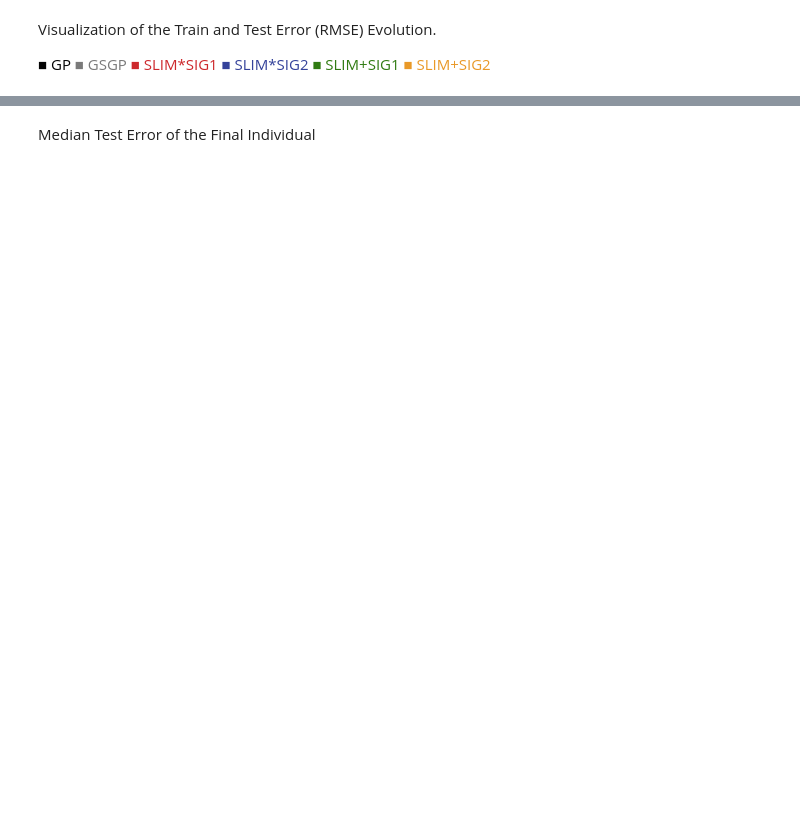
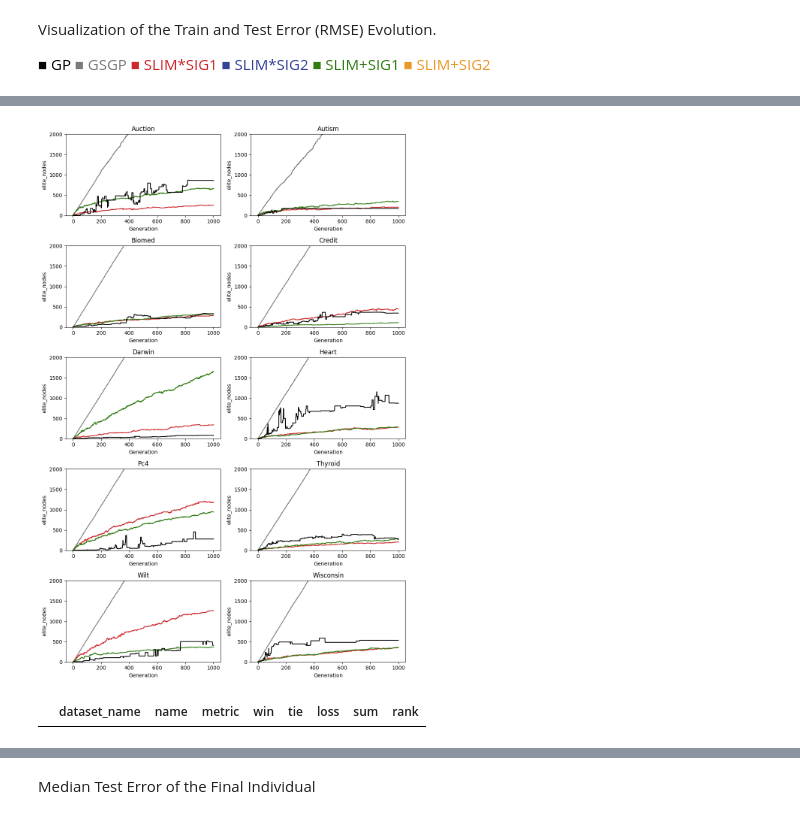
Before and after one commit to LeonDebatin/slim, a Jupyter notebook: mastero/experiments/RQ_Comparison/Comparison_analysis.ipynb, the cells around one changed output, grey strips where cells are left out. Cells and saved outputs as stored; diff of their text form; code cells hidden in the pictures; blank space fills up the shorter version.

```diff
--- a/mastero/experiments/RQ_Comparison/Comparison_analysis.ipynb
+++ b/mastero/experiments/RQ_Comparison/Comparison_analysis.ipynb
@@ -112,0 +82,8 @@ error_evolution_plot(ana.logs)
+# %%
+tree_size_evolution_plot(ana_compa.logs)
+# %% [output]
+[figure, added]
+# %%
+ana_compa.wtl_detailed[ana_compa.wtl_detailed['dataset_name'] == 'auction']
+# %% [output]
+|  | dataset_name | name | metric | win | tie | loss | sum | rank |
```
Also changed, not shown: parts of 30 cells of this notebook, 25 other files.
